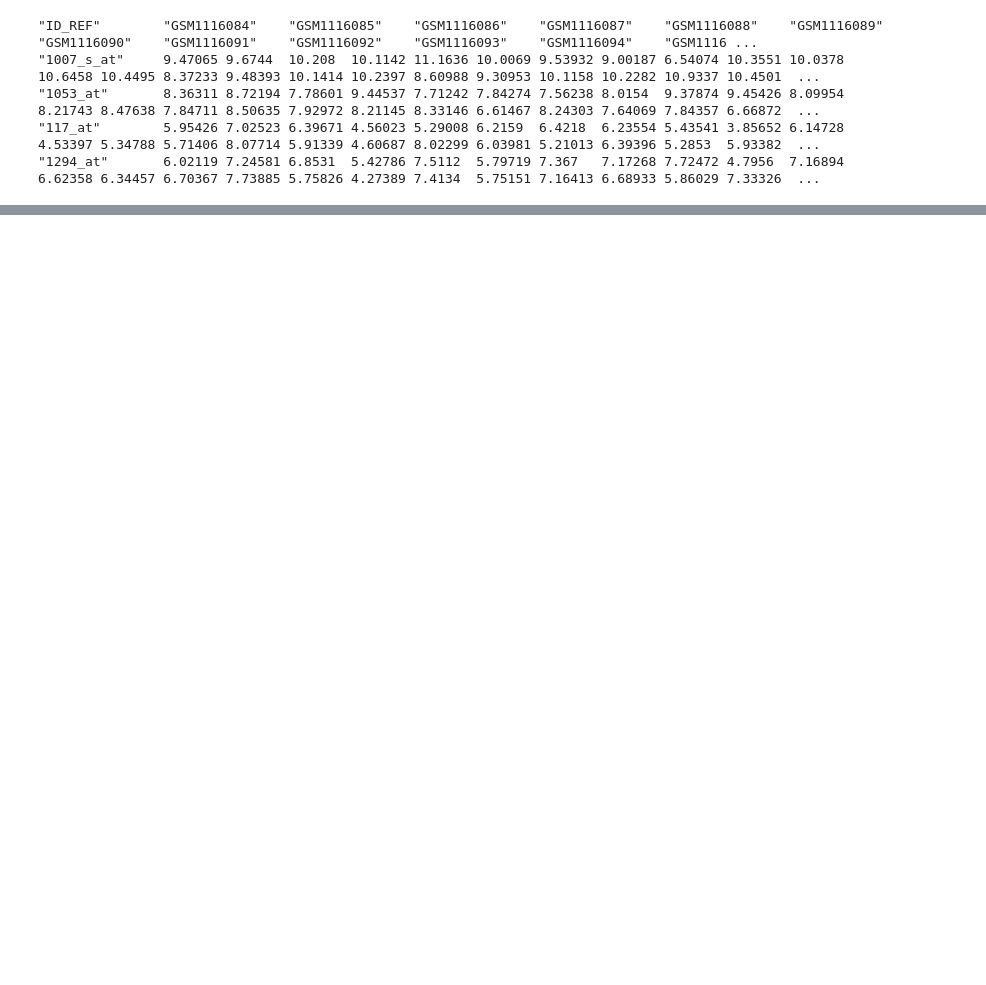
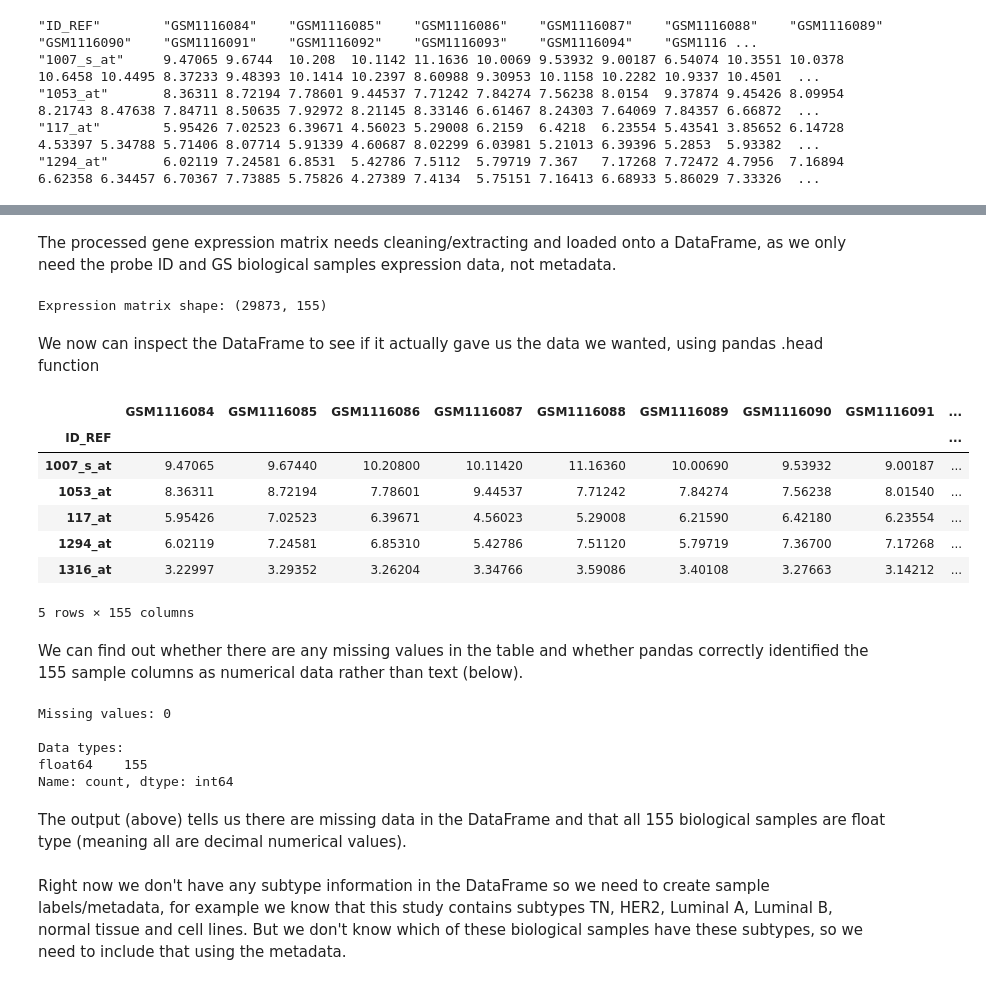
Before and after one commit to Edvin-Jurgen-Ferizaj/Breast_Cancer_Transcriptomics, a Jupyter notebook: Breast_Cancer_Transcriptomics.ipynb, the cells around one changed output, grey strips where cells are left out. Cells and saved outputs as stored; diff of their text form; code cells hidden in the pictures; blank space fills up the shorter version.

```diff
--- a/Breast_Cancer_Transcriptomics.ipynb
+++ b/Breast_Cancer_Transcriptomics.ipynb
@@ -108,0 +124,44 @@ for line in lines[68:73]:
+# %% [markdown]
+The processed gene expression matrix needs cleaning/extracting and loaded onto a DataFrame, as we only need the probe ID and GS biological samples expression data, not metadata.
+# %%
+expression_data = pd.read_csv( #using pandas to load tabular data into a DataFrame
+    filename,
+    sep="\t", #values in data isn't separated by commas but tabs, so treat each tab as a column
+    comment="!", #ignore the metadata lines (e.g. lines before expression data that start with !)
+    index_col=0, #use first column as row labels (e.g. first column is ID_REF)
+    compression="gzip" #tells pandas that this file is gzip compressed
+)
+
+print("Expression matrix shape:", expression_data.shape) #.shape tells us the dimensions of the DataFrame (e.g. number of rows and number of columns and we know that each row that starts with GS is a biological sample so it's 155)
+# %% [output]
+Expression matrix shape: (29873, 155)
+# %% [markdown]
+We now can inspect the DataFrame to see if it actually gave us the data we wanted, using pandas .head function
+# %%
+expression_data.head()
+# %% [output]
+|  | GSM1116084 | GSM1116085 | GSM1116086 | GSM1116087 | GSM1116088 | GSM1116089 | GSM1116090 | GSM1116091 | ... |
+| ID_REF |  |  |  |  |  |  |  |  | ... |
+| 1007_s_at | 9.47065 | 9.67440 | 10.20800 | 10.11420 | 11.16360 | 10.00690 | 9.53932 | 9.00187 | ... |
+| 1053_at | 8.36311 | 8.72194 | 7.78601 | 9.44537 | 7.71242 | 7.84274 | 7.56238 | 8.01540 | ... |
+| 117_at | 5.95426 | 7.02523 | 6.39671 | 4.56023 | 5.29008 | 6.21590 | 6.42180 | 6.23554 | ... |
+| 1294_at | 6.02119 | 7.24581 | 6.85310 | 5.42786 | 7.51120 | 5.79719 | 7.36700 | 7.17268 | ... |
+| 1316_at | 3.22997 | 3.29352 | 3.26204 | 3.34766 | 3.59086 | 3.40108 | 3.27663 | 3.14212 | ... |
+5 rows × 155 columns
+# %% [markdown]
+We can find out whether there are any missing values in the table and whether pandas correctly identified the 155 sample columns as numerical data rather than text (below).
+# %%
+print("\nMissing values:", expression_data.isnull().sum().sum())
+
+print("\nData types:")
+print(expression_data.dtypes.value_counts())
+# %% [output]
+Missing values: 0
+
+Data types:
+float64    155
+Name: count, dtype: int64
+# %% [markdown]
+The output (above) tells us there are missing data in the DataFrame and that all 155 biological samples are float type (meaning all are decimal numerical values).
+# %% [markdown]
+Right now we don't have any subtype information in the DataFrame so we need to create sample labels/metadata, for example we know that this study contains subtypes TN, HER2, Luminal A, Luminal B, normal tissue and cell lines. But we don't know which of these biological samples have these subtypes, so we need to include that using the metadata.
```
Also changed, not shown: parts of 36 cells of this notebook.
